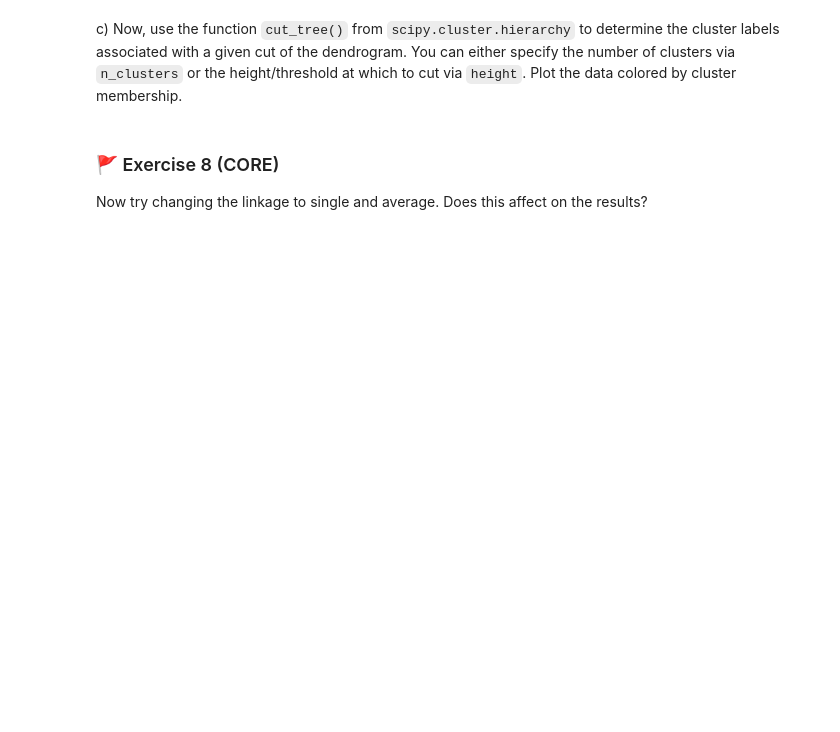
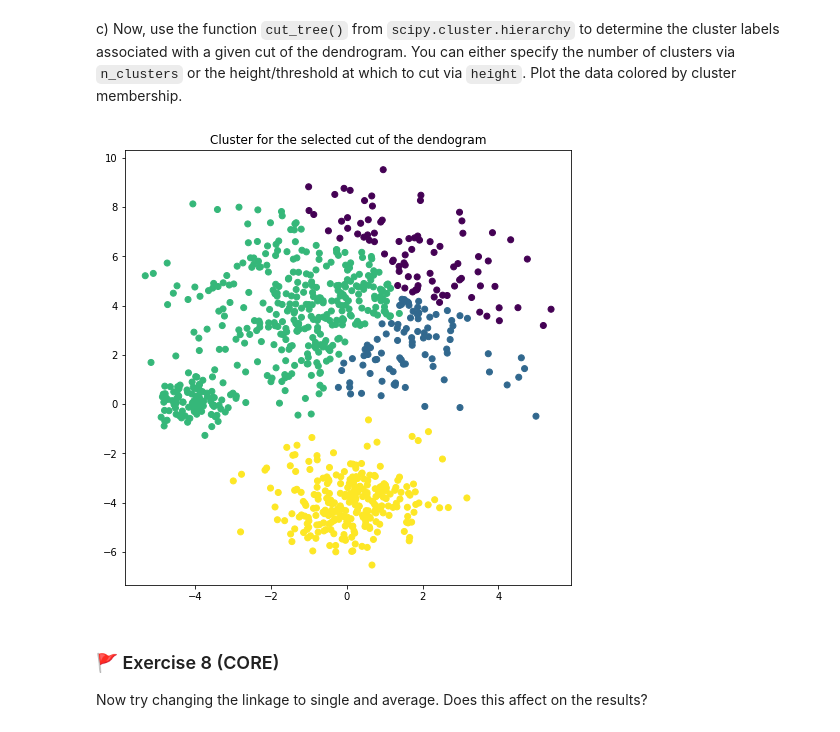
Before and after one commit to flores5545/MLPy2024, a Jupyter notebook: mlp_week03/mlp_week03.ipynb, the cells around one changed output. Cells and saved outputs as stored; diff of their text form; code cells hidden in the pictures; blank space fills up the shorter version.

```diff
--- a/mlp_week03/mlp_week03.ipynb
+++ b/mlp_week03/mlp_week03.ipynb
@@ -317,5 +320,15 @@ plt.show()
 # %% [markdown]
 c) Now, use the function `cut_tree()` from `scipy.cluster.hierarchy` to determine the cluster labels associated with a given cut of the dendrogram. You can either specify the number of clusters via `n_clusters` or the height/threshold at which to cut via `height`. Plot the data colored by cluster membership.
+# %%
+#cluster_labels = hierarchy.cut_tree(hc_comp, n_clusters=3)
+cluster_labels = hierarchy.cut_tree(hc_comp, height=10)
+fig = plt.figure(figsize=(8, 8))
+ax = fig.add_subplot(1, 1, 1)
+ax.scatter(X[:, 0], X[:, 1], c=cluster_labels)
+ax.set_title('Cluster for the selected cut of the dendogram')
+plt.show()
+# %% [output]
+[figure, added]
 # %% [markdown]
 ### 🚩 Exercise 8 (CORE)
 
```
Also changed, not shown: parts of 10 cells of this notebook.
